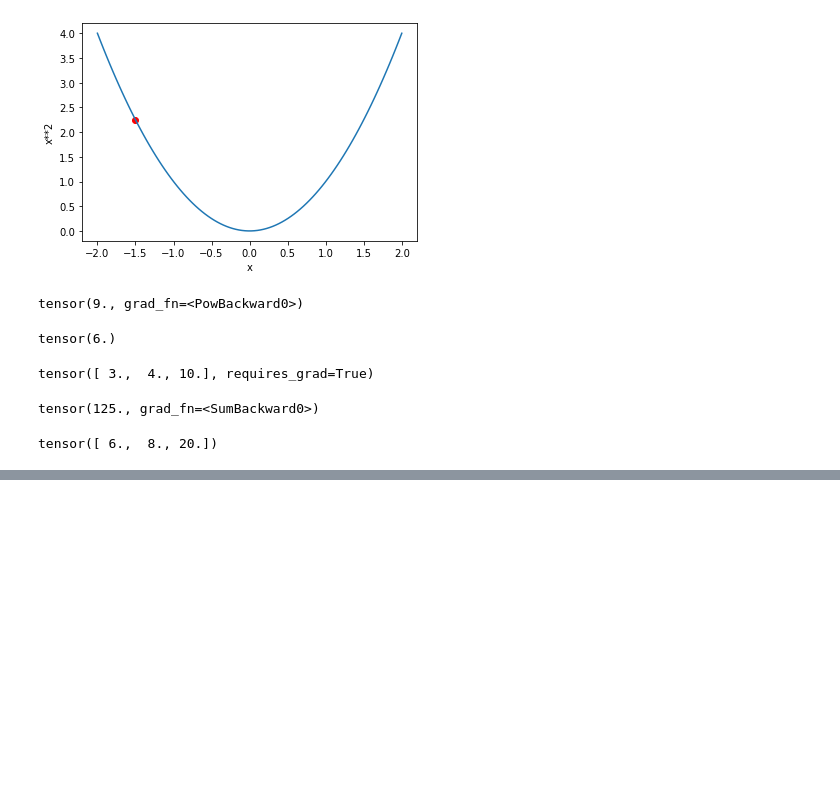
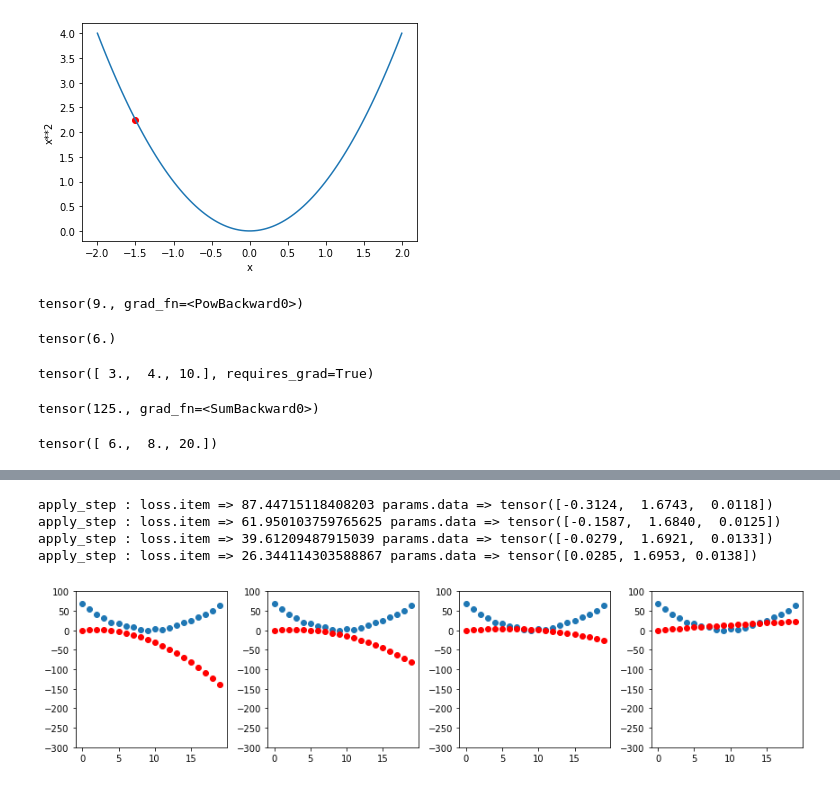
Before and after one commit to miketon/JupyterJeep, a Jupyter notebook: fastai_exercises/fast-ai-chapter04-under-the-hood.ipynb, the cells around one changed output, grey strips where cells are left out. Cells and saved outputs as stored; diff of their text form; code cells hidden in the pictures; blank space fills up the shorter version.

```diff
--- a/fastai_exercises/fast-ai-chapter04-under-the-hood.ipynb
+++ b/fastai_exercises/fast-ai-chapter04-under-the-hood.ipynb
@@ -303,0 +386,11 @@ tensor([ 6.,  8., 20.])
+# %%
+def apply_step(params, prn=True):
+    preds = f_approx_speed(time, params)
+    loss = mse(preds, speed)
+    loss.backward()
+    lr = 1e-3 # TODO : why is this a good learning rate? brute force p-hacked from 1e-5 => 1e-3
+    params.data -= lr * params.grad.data
+    params.grad = None
+    if prn :
+        print(f'apply_step : loss.item => {loss.item()} params.data => {params.data}')
+    return preds
@@ -303,0 +414,13 @@ tensor([ 6.,  8., 20.])
+# %%
+_,axs = plt.subplots(1, 4, figsize=(12,3))
+for ax in axs:
+    show_preds(apply_step(params, True), ax)
+# TODO : why doen't this show a larger convergence? why does it look like it's still
+# Answer : needed to comment out # repeat the process cell
+plt.tight_layout()
+# %% [output]
+apply_step : loss.item => 87.44715118408203 params.data => tensor([-0.3124,  1.6743,  0.0118])
+apply_step : loss.item => 61.950103759765625 params.data => tensor([-0.1587,  1.6840,  0.0125])
+apply_step : loss.item => 39.61209487915039 params.data => tensor([-0.0279,  1.6921,  0.0133])
+apply_step : loss.item => 26.344114303588867 params.data => tensor([0.0285, 1.6953, 0.0138])
+[figure, added]
```
Also changed, not shown: parts of 11 cells of this notebook.
